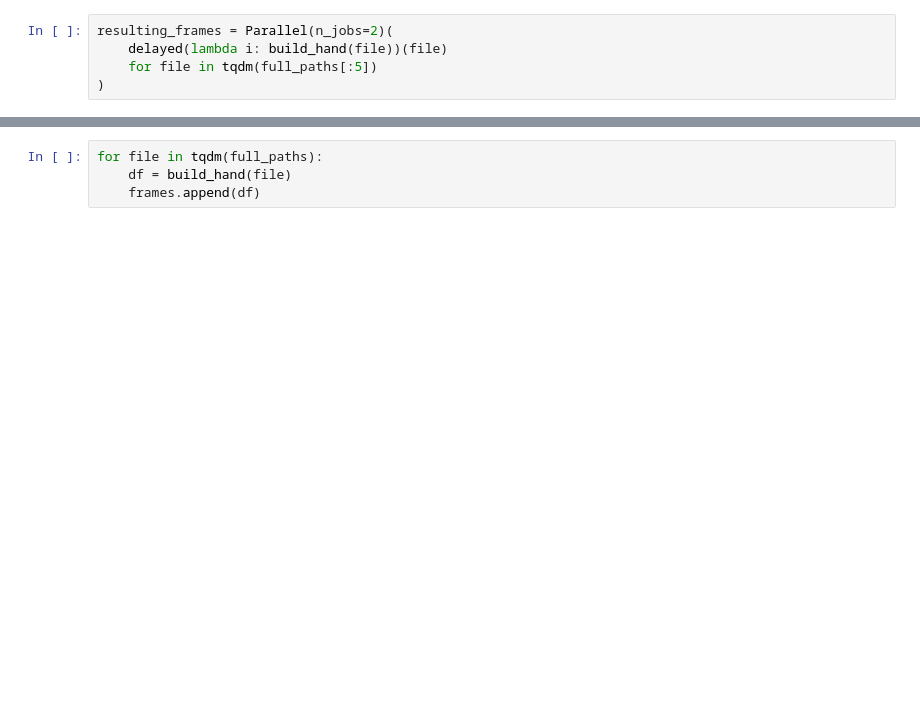
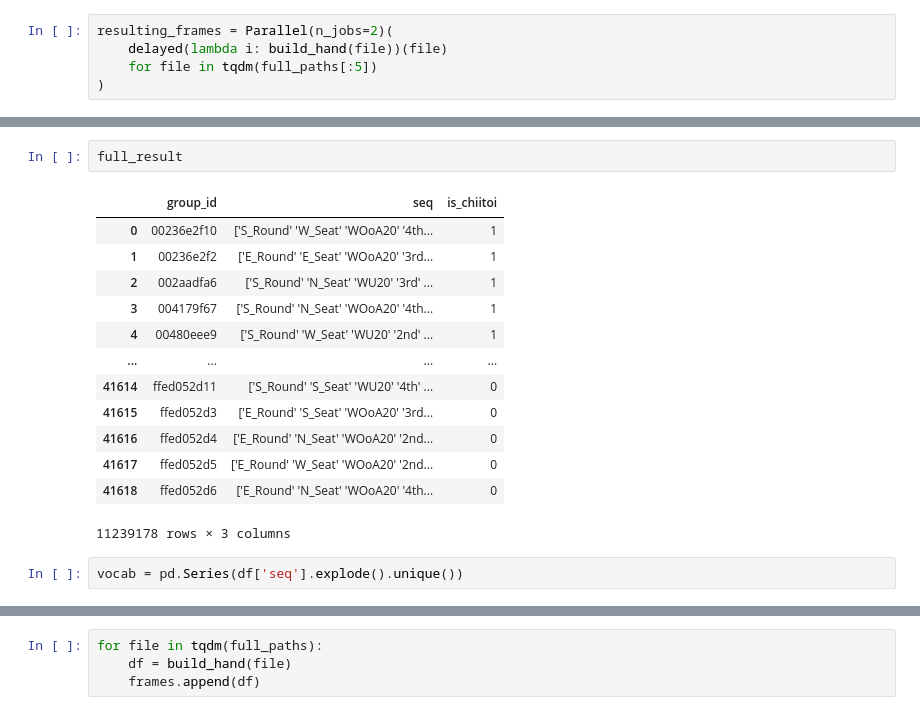
Before and after one commit to Efithor/riichi-dendrology, a Jupyter notebook: fuller_data_clean.ipynb, the cells around one changed output, grey strips where cells are left out. Saved outputs shown, nothing was run; the diff lists cells and outputs as text; blank space fills up the shorter version.

```diff
--- a/fuller_data_clean.ipynb
+++ b/fuller_data_clean.ipynb
@@ -765,0 +863,18 @@ df_test.to_csv(f'converted_parquets/{full_paths[2].split('/')[-2]}-{full_paths[2
+# %%
+full_result
+# %% [output]
+|  | group_id | seq | is_chiitoi |
+| 0 | 00236e2f10 | ['S_Round' 'W_Seat' 'WOoA20' '4th... | 1 |
+| 1 | 00236e2f2 | ['E_Round' 'E_Seat' 'WOoA20' '3rd... | 1 |
+| 2 | 002aadfa6 | ['S_Round' 'N_Seat' 'WU20' '3rd' ... | 1 |
+| 3 | 004179f67 | ['S_Round' 'N_Seat' 'WOoA20' '4th... | 1 |
+| 4 | 00480eee9 | ['S_Round' 'W_Seat' 'WU20' '2nd' ... | 1 |
+| ... | ... | ... | ... |
+| 41614 | ffed052d11 | ['S_Round' 'S_Seat' 'WU20' '4th' ... | 0 |
+| 41615 | ffed052d3 | ['E_Round' 'S_Seat' 'WOoA20' '3rd... | 0 |
+| 41616 | ffed052d4 | ['E_Round' 'N_Seat' 'WOoA20' '2nd... | 0 |
+| 41617 | ffed052d5 | ['E_Round' 'W_Seat' 'WOoA20' '2nd... | 0 |
+| 41618 | ffed052d6 | ['E_Round' 'N_Seat' 'WOoA20' '4th... | 0 |
+11239178 rows × 3 columns
+# %%
+vocab = pd.Series(df['seq'].explode().unique())
```
Also changed, not shown: parts of 56 cells of this notebook, 4 other files.
